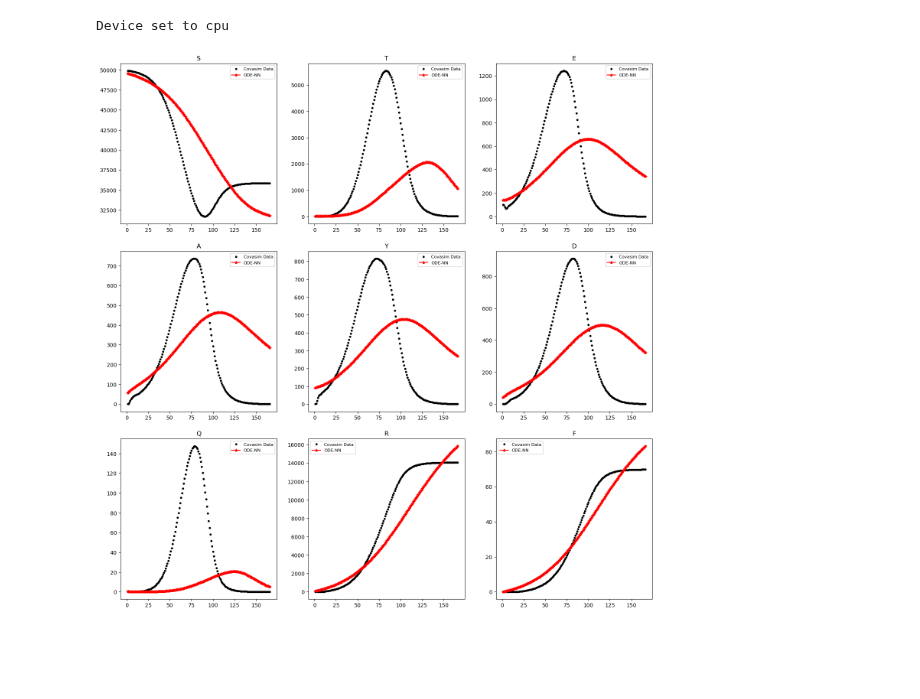
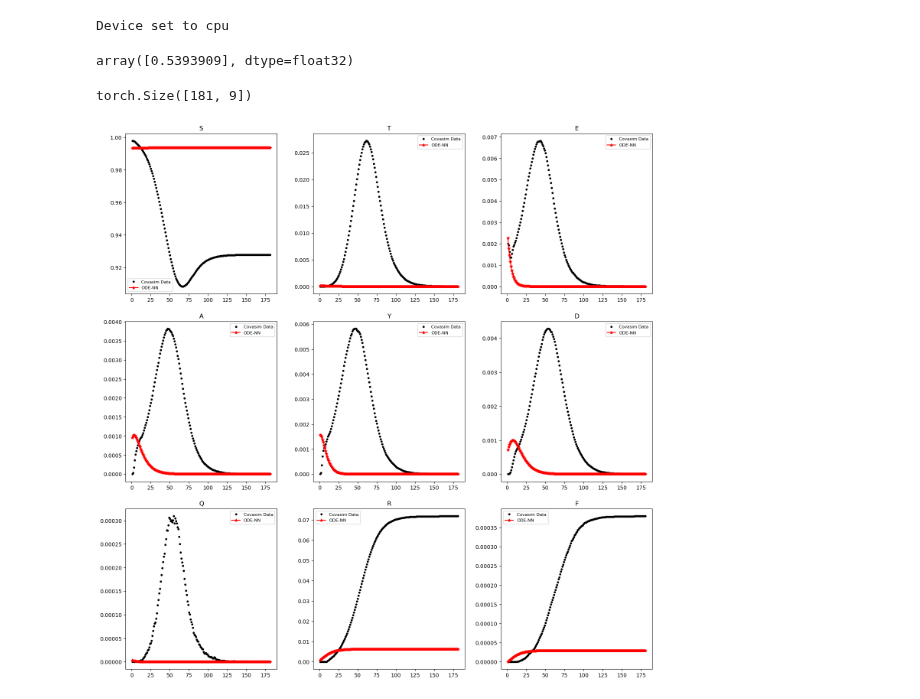
Before and after one commit to abarton51/BINNs_EQL_Covasim, a Jupyter notebook: Notebooks/ParameterMLPEvaluation_denoised.ipynb, the cells around one changed output. Drawn from its saved outputs; the diff is of its cells as text; code cells hidden in the pictures; blank space fills up the shorter version.

```diff
--- a/Notebooks/ParameterMLPEvaluation_denoised.ipynb
+++ b/Notebooks/ParameterMLPEvaluation_denoised.ipynb
@@ -43,14 +45,24 @@ trim = False
 Device set to cpu
 # %%
 case_name = get_case_name(population, test_prob, trace_prob, keep_d, dynamic=dynamic, chi_type=chi_type)
-if mask:
-    case_name = case_name + '_masking'
+if not masking==0:
+    if masking==1:
+        case_name = case_name + '_maskingthresh'
+    elif masking==2:
+        case_name = case_name + '_maskinguni'
+    elif masking==3:
+        case_name = case_name + '_maskingnorm'
 # %%
 params = DF.load_covasim_data(path, population, test_prob, trace_prob, keep_d, case_name + '_' + str(n_runs), plot=False)
 # %%
-data = np.array(params['data'])
-data_smooth = np.mean(data, axis=0)
-data_smooth = (data_smooth / params['population'])
+data = params['data']
+if parallelb:
+    data_smooth = params['data']
+    data_smooth = (data_smooth / params['population'])
+else:
+    data_smooth = params['data']
+    data_smooth = np.mean(data_smooth, axis=0)
+    data_smooth = (data_smooth / params['population'])
 
 if trim:
     N = len(data_smooth) - 17
@@ -63,15 +75,20 @@ t_max_real = N
 t = np.arange(N)[:,None] + 1
 params.pop('data')
 
+dmethod = 'savgol' # 'savgol', 'cfd'
+
 # central differences numerical differentiation
-if trim:
-    u_front = data_smooth[:N+15,:]
-    u_back = data_smooth[2:,:]
-else:
-    u_front = data_smooth[:N,:]
-    u_back = data_smooth[2:,:]
-
-ut = to_torch((u_back - u_front) / 2.)
+if dmethod=='cfd':
+    if trim:
+        u_front = data_smooth[:N+15,:]
+        u_back = data_smooth[2:,:]
+    else:
+        u_front = data_smooth[:N,:]
+        u_back = data_smooth[2:,:]
+    ut = to_torch((u_back - u_front) / 2.)
+# savgol method
+elif dmethod=='savgol':
+    ut = to_torch(savgol_filter(data_smooth, 15, 4, deriv=1, axis=0))[1:N+1,:]
 
 # split into train/val and convert to torch
 split = int(0.8*N)
@@ -103,7 +120,8 @@ tracing_array = params['tracing_array']
 # mydir = '../models/covasim/denoised/2023-07-06_10-36-09'      # no masking, piecewise, 10,000 epochs, lr=1e-5
 # mydir = '../models/covasim/denoised/2023-07-06_12-01-22'      # masking, piecewise, 10,000 epochs, lr=1e-5
 # mydir = '../models/covasim/denoised/2023-07-06_13-05-26'      # no masking, piecewise, 10,000 epochs, lr=1e-5, 3 layers deep
-mydir = '../models/covasim/denoised/2023-07-06_18-50-10'        # masking, piecewise, 30,000 epochs, lr=1e-5, trimmed
+# mydir = '../models/covasim/denoised/2023-07-06_18-50-10'      # masking, piecewise, 30,000 epochs, lr=1e-5, trimmed
+mydir = '../models/covasim/denoised/2023-07-11_11-10-06'        # norm masking, piecewise, 30,000 epochs, lr=1e-5, savbol differentiation (failure)
 
 
 binn = MLPComponentsCV(params, u_tensor, N, tracing_array, keep_d=keep_d, chi_type=chi_type).to(device)
@@ -144,6 +162,14 @@ params['beta_lb'] = model.model.beta_lb
 params['beta_ub'] = model.model.beta_ub
 params['tau_lb'] = model.model.tau_lb
 params['tau_ub'] = model.model.tau_ub
+# %%
+contact_rate(u[180,[0,3,4]])
+# %% [output]
+array([0.5393909], dtype=float32)
+# %%
+u.shape
+# %% [output]
+torch.Size([181, 9])
 # %%
 # if D is to be included in the model, otherwise use the other solver.
 if keep_d:
@@ -152,24 +178,23 @@ if keep_d:
     u_sim_NN *= population
 # %%
 # rescale data values to represent number of people in state X rather than ratios
-data *= population
 
 plot=True
 if plot:
     n = data_smooth.shape[1]
     col_names = list('STEAYDQRF') if keep_d else list('STEAYQRF')
     # t = np.arange(1, data.shape[0] + 1)
     # plot compartments
     fig = plt.figure(figsize=(15, 15))
     for i in range(1, n + 1):
         ax = fig.add_subplot(int(np.ceil(n / 3)), 3, i)
         ax.plot(t, data_smooth[1:N+1, i - 1] * population, '.k', label='Covasim Data')
         ax.plot(t, u_sim_NN[:, i - 1], '-*r', label='ODE-NN')
         ax.set_title(col_names[i - 1])
         ax.legend(fontsize=8)
         fig.subplots_adjust(left=0, right=1, bottom=0, top=1)
         plt.tight_layout(pad=2)
         plt.savefig(os.path.join(model.save_folder, case_name + '.png') )
         # plt.show()
 # %% [output]
-[figure, old version]
+[figure, new version]
```
Also changed, not shown: parts of 2 cells of this notebook, 34 other files.
